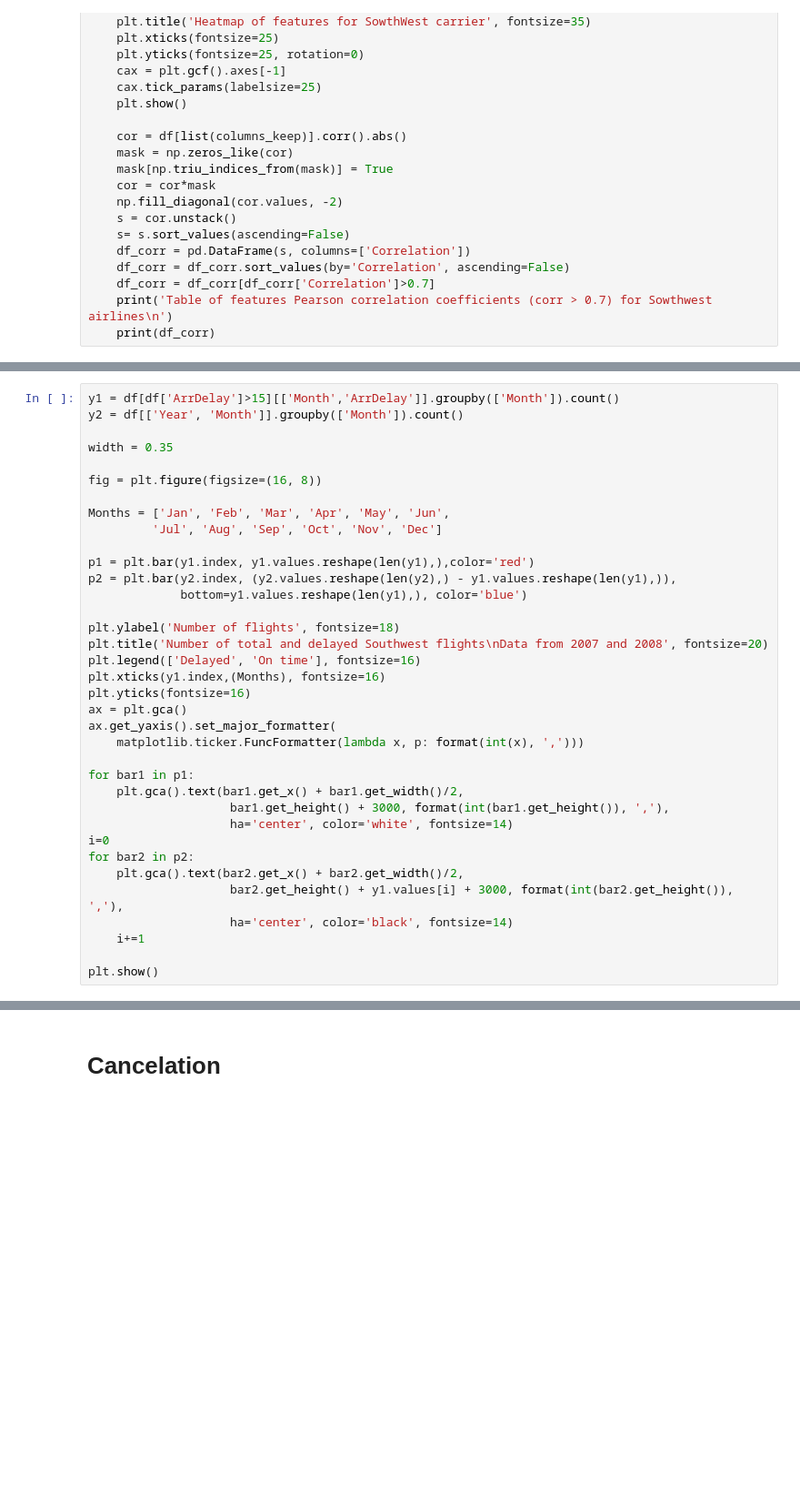
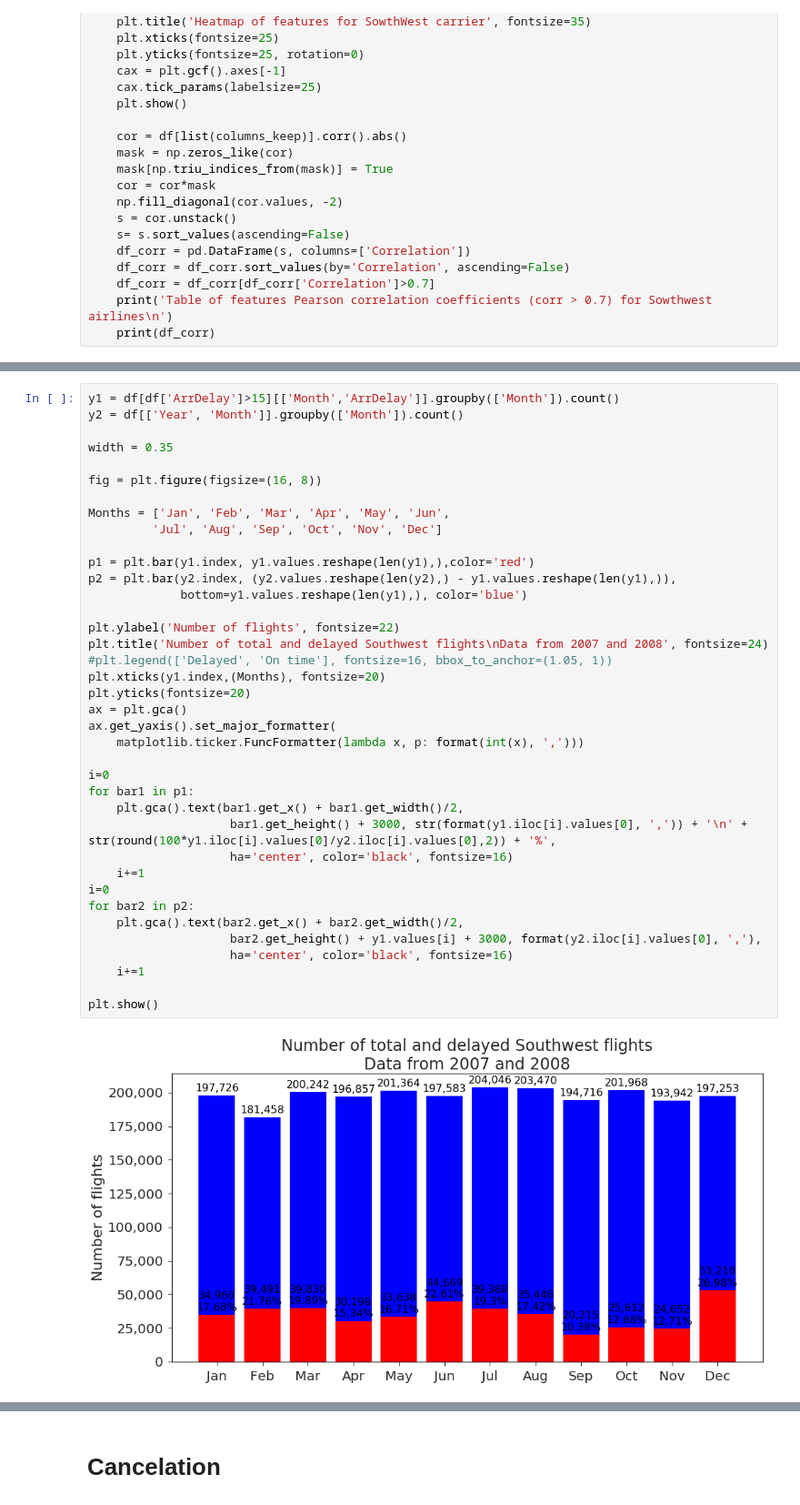
Before and after one commit to Zibski/Airline-on-time, a Jupyter notebook: Data Exploration.ipynb, the cells around one changed output, grey strips where cells are left out. Shown at 91% size. Saved outputs shown, nothing was run; the diff lists cells and outputs as text; blank space fills up the shorter version.

```diff
--- a/Data Exploration.ipynb
+++ b/Data Exploration.ipynb
@@ -173,36 +217,40 @@ plt.show()
 # %%
 y1 = df[df['ArrDelay']>15][['Month','ArrDelay']].groupby(['Month']).count()
 y2 = df[['Year', 'Month']].groupby(['Month']).count()
 
 width = 0.35
 
 fig = plt.figure(figsize=(16, 8))
 
 Months = ['Jan', 'Feb', 'Mar', 'Apr', 'May', 'Jun',
          'Jul', 'Aug', 'Sep', 'Oct', 'Nov', 'Dec']
 
 p1 = plt.bar(y1.index, y1.values.reshape(len(y1),),color='red')
 p2 = plt.bar(y2.index, (y2.values.reshape(len(y2),) - y1.values.reshape(len(y1),)),
              bottom=y1.values.reshape(len(y1),), color='blue')
 
-plt.ylabel('Number of flights', fontsize=18)
-plt.title('Number of total and delayed Southwest flights\nData from 2007 and 2008', fontsize=20)
-plt.legend(['Delayed', 'On time'], fontsize=16)
-plt.xticks(y1.index,(Months), fontsize=16)
-plt.yticks(fontsize=16)
+plt.ylabel('Number of flights', fontsize=22)
+plt.title('Number of total and delayed Southwest flights\nData from 2007 and 2008', fontsize=24)
+#plt.legend(['Delayed', 'On time'], fontsize=16, bbox_to_anchor=(1.05, 1))
+plt.xticks(y1.index,(Months), fontsize=20)
+plt.yticks(fontsize=20)
 ax = plt.gca()
 ax.get_yaxis().set_major_formatter(
     matplotlib.ticker.FuncFormatter(lambda x, p: format(int(x), ',')))
 
+i=0
 for bar1 in p1:
     plt.gca().text(bar1.get_x() + bar1.get_width()/2,
-                    bar1.get_height() + 3000, format(int(bar1.get_height()), ','),
-                    ha='center', color='white', fontsize=14)
+                    bar1.get_height() + 3000, str(format(y1.iloc[i].values[0], ',')) + '\n' + str(round(100*y1.iloc[i].values[0]/y2.iloc[i].values[0],2)) + '%',
+                    ha='center', color='black', fontsize=16)
+    i+=1
 i=0
 for bar2 in p2:
     plt.gca().text(bar2.get_x() + bar2.get_width()/2,
-                    bar2.get_height() + y1.values[i] + 3000, format(int(bar2.get_height()), ','),
-                    ha='center', color='black', fontsize=14)
+                    bar2.get_height() + y1.values[i] + 3000, format(y2.iloc[i].values[0], ','),
+                    ha='center', color='black', fontsize=16)
     i+=1
 
 plt.show()
+# %% [output]
+[figure, added]
```
Also changed, not shown: parts of 17 cells of this notebook.
